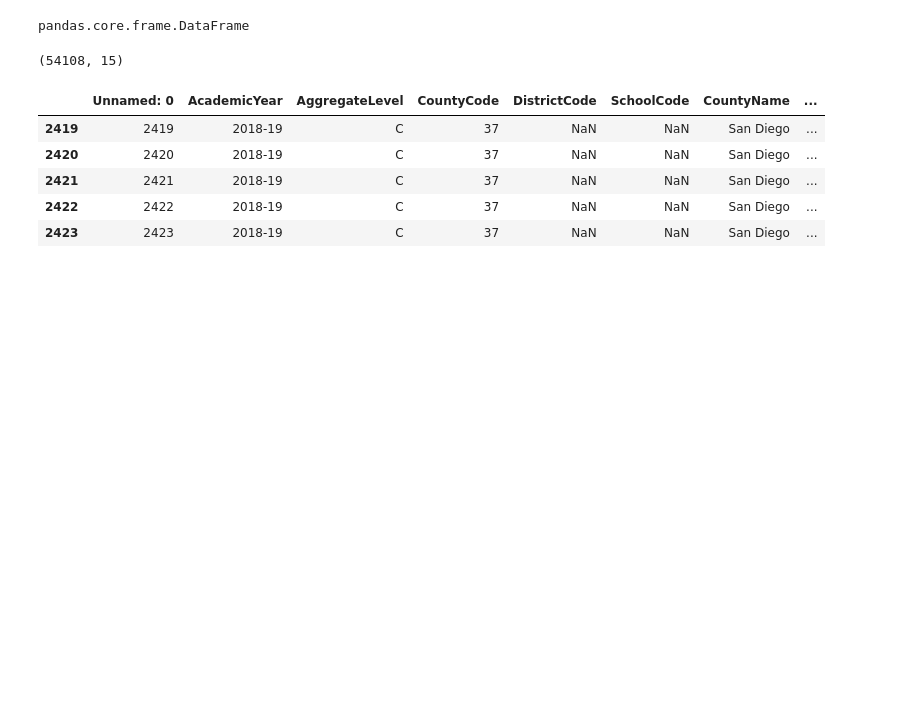
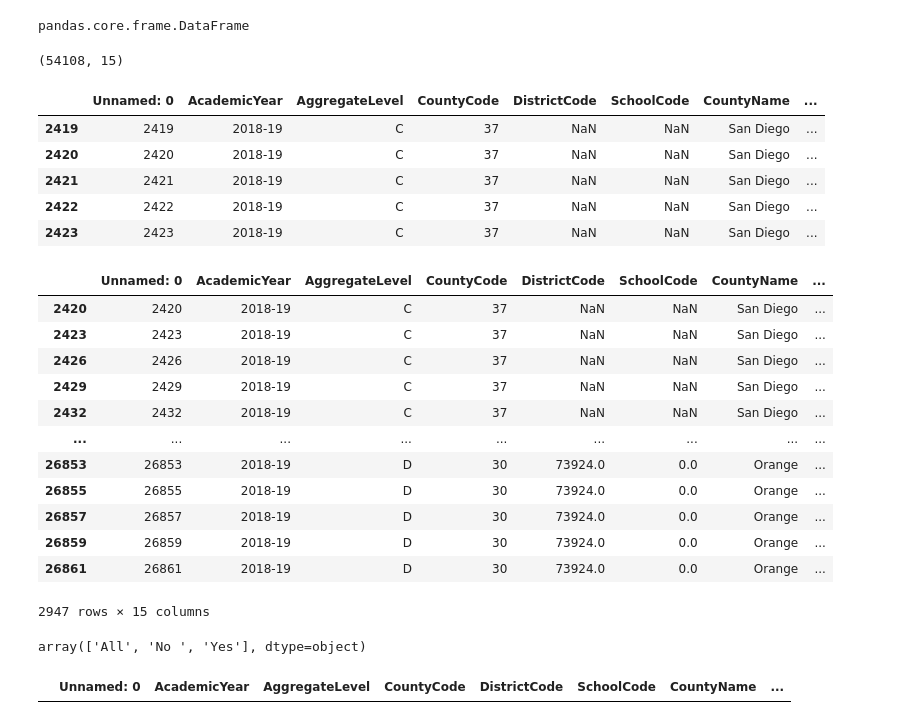
Before and after one commit to nnasr001/PBPL280S21Project1, a Jupyter notebook: attendance_data.ipynb, the cells around one changed output. Drawn from its saved outputs; the diff is of its cells as text; code cells hidden in the pictures; blank space fills up the shorter version.

```diff
--- a/attendance_data.ipynb
+++ b/attendance_data.ipynb
@@ -85,3 +85,28 @@ attendance_counties.head()
 | 2421 | 2421 | 2018-19 | C | 37 | NaN | NaN | San Diego | ... |
 | 2422 | 2422 | 2018-19 | C | 37 | NaN | NaN | San Diego | ... |
 | 2423 | 2423 | 2018-19 | C | 37 | NaN | NaN | San Diego | ... |
+# %%
+df=attendance_counties
+df[df.CharterYN=='No ']
+# %% [output]
+|  | Unnamed: 0 | AcademicYear | AggregateLevel | CountyCode | DistrictCode | SchoolCode | CountyName | ... |
+| 2420 | 2420 | 2018-19 | C | 37 | NaN | NaN | San Diego | ... |
+| 2423 | 2423 | 2018-19 | C | 37 | NaN | NaN | San Diego | ... |
+| 2426 | 2426 | 2018-19 | C | 37 | NaN | NaN | San Diego | ... |
+| 2429 | 2429 | 2018-19 | C | 37 | NaN | NaN | San Diego | ... |
+| 2432 | 2432 | 2018-19 | C | 37 | NaN | NaN | San Diego | ... |
+| ... | ... | ... | ... | ... | ... | ... | ... | ... |
+| 26853 | 26853 | 2018-19 | D | 30 | 73924.0 | 0.0 | Orange | ... |
+| 26855 | 26855 | 2018-19 | D | 30 | 73924.0 | 0.0 | Orange | ... |
+| 26857 | 26857 | 2018-19 | D | 30 | 73924.0 | 0.0 | Orange | ... |
+| 26859 | 26859 | 2018-19 | D | 30 | 73924.0 | 0.0 | Orange | ... |
+| 26861 | 26861 | 2018-19 | D | 30 | 73924.0 | 0.0 | Orange | ... |
+2947 rows × 15 columns
+# %%
+df.CharterYN.unique()
+# %% [output]
+array(['All', 'No ', 'Yes'], dtype=object)
+# %%
+attendance_counties[attendance_counties.CharterYN=='No']
+# %% [output]
+|  | Unnamed: 0 | AcademicYear | AggregateLevel | CountyCode | DistrictCode | SchoolCode | CountyName | ... |
```
Also changed, not shown: parts of 7 cells of this notebook.
